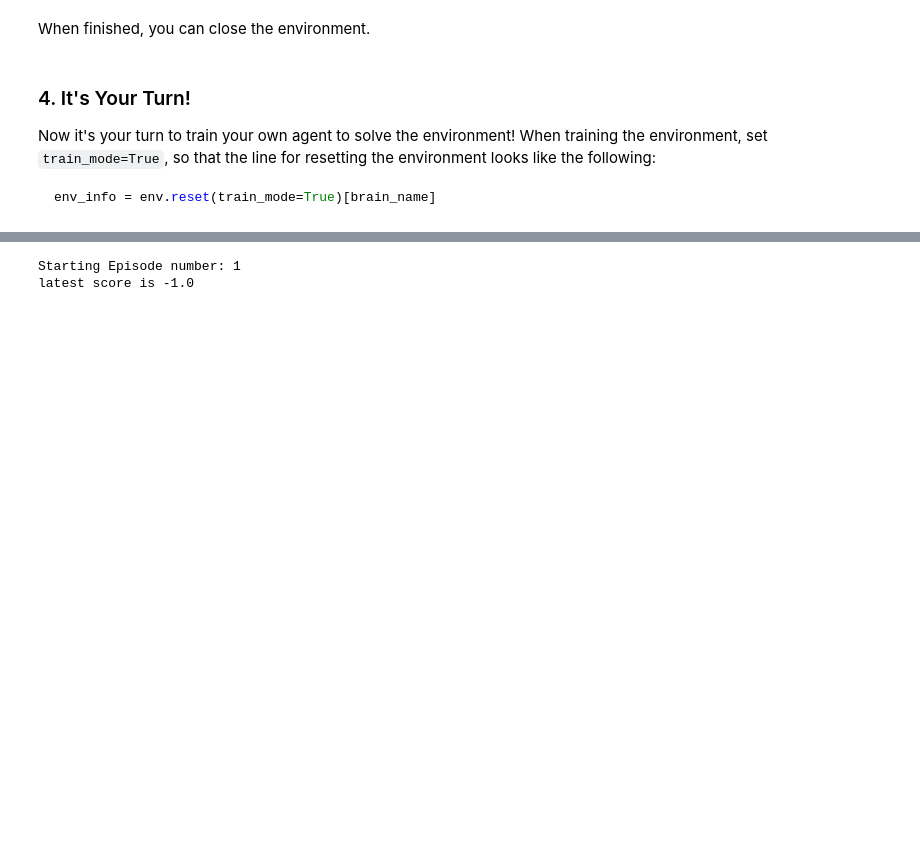
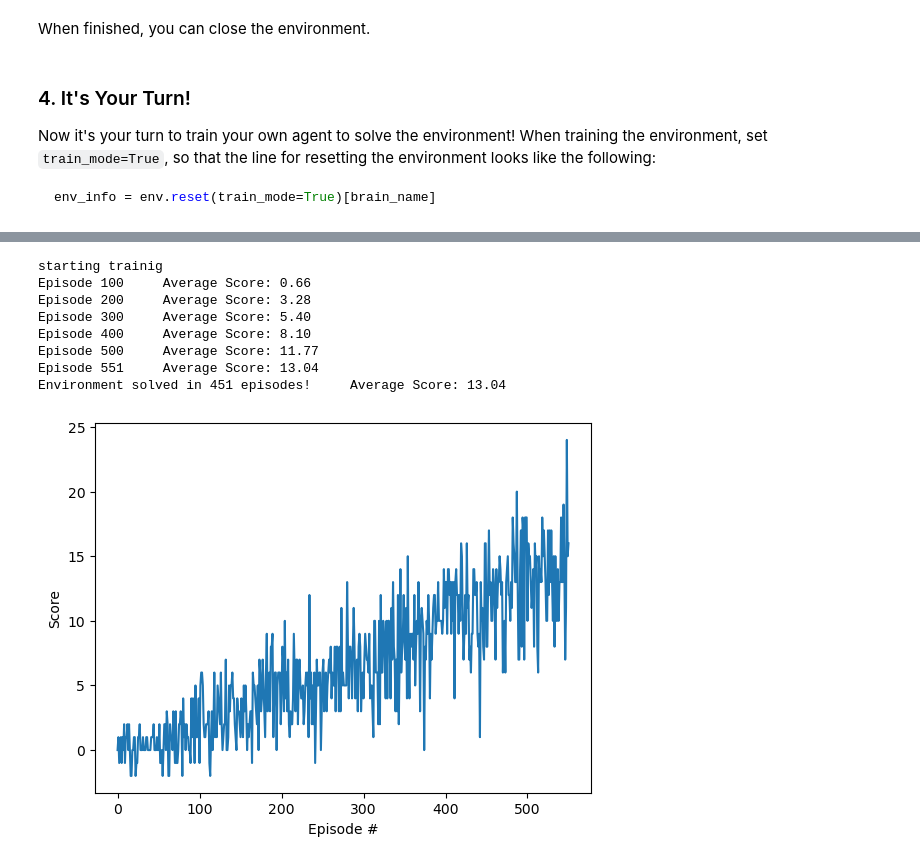
Before and after one commit to rahulkhona/drlnd-navigation-project, a Jupyter notebook: Navigation.ipynb, the cells around one changed output, grey strips where cells are left out. Saved outputs shown, nothing was run; the diff lists cells and outputs as text; code cells hidden in the pictures; blank space fills up the shorter version.

Commit message:
Working Navigation.py saved model
Changed the architecture so that state space is history of 4 states. This
has helped solve the environment in 551 steps.

```diff
--- a/Navigation.ipynb
+++ b/Navigation.ipynb
@@ -221,10 +146,3 @@ hpdict
-# %%
-env_info = env.reset(train_mode=True)[brain_name]
-trainer = Trainer("1", "./", 0x2019)
-trainer.train(env, brain_name, state_size, action_size, hyp_params=hpdict)
-# %% [output]
-Starting Episode number: 1
-latest score is -1.0
 # %%
 class QNetwork(nn.Module):
     """Actor (Policy) Model."""
@@ -413,45 +331,64 @@ def dqn(n_episodes=2000, max_t=1000, eps_start=1.0, eps_end=0.01, eps_decay=0.99
     scores = []                        # list containing scores from each episode
     scores_window = deque(maxlen=100)  # last 100 scores
     eps = eps_start                    # initialize epsilon
-    agent = Agent(state_size, action_size, 0x21)
+    agent = Agent(state_size*4, action_size, 0x21)
     print("starting trainig")
+    state_q = deque(maxlen=4)
     for i_episode in range(1, n_episodes+1):
+
         env_info = env.reset(train_mode=True)[brain_name] # reset the environment
-        state = env_info.vector_observations[0]
+        while len(state_q) < 4:
+            state = env_info.vector_observations[0]
+            state_q.append(state)
+
         #state = env.reset()
         score = 0
         for t in range(max_t):
+            state = np.concatenate([state_q[0], state_q[1], state_q[2], state_q[3]], axis=0)
             action = agent.act(state, eps)
             #next_state, reward, done, _ = env.step(action)
             #agent.step(state, action, reward, next_state, done)
             env_info = env.step(action)[brain_name]
             next_state = env_info.vector_observations[0]
+
             reward = env_info.rewards[0]
             done = env_info.local_done[0]
-            state = next_state
+            #state = next_state
+            state_q.append(next_state)
+            agent.step(state, action, reward, np.concatenate(state_q), done)
             score += reward
             if done:
                 break
         scores_window.append(score)       # save most recent score
         scores.append(score)              # save most recent score
         eps = max(eps_end, eps_decay*eps) # decrease epsilon
         print('\rEpisode {}\tAverage Score: {:.2f}'.format(i_episode, np.mean(scores_window)), end="")
         if i_episode % 100 == 0:
             print('\rEpisode {}\tAverage Score: {:.2f}'.format(i_episode, np.mean(scores_window)))
-        if np.mean(scores_window)>=200.0:
+        if np.mean(scores_window)>=13.0:
             print('\nEnvironment solved in {:d} episodes!\tAverage Score: {:.2f}'.format(i_episode-100, np.mean(scores_window)))
             torch.save(agent.qnetwork_local.state_dict(), 'checkpoint.pth')
             break
     return scores
 
 scores = dqn()
 
 # plot the scores
 fig = plt.figure()
 ax = fig.add_subplot(111)
 plt.plot(np.arange(len(scores)), scores)
 plt.ylabel('Score')
 plt.xlabel('Episode #')
 plt.show()
+# %% [output]
+starting trainig
+Episode 100     Average Score: 0.66
+Episode 200     Average Score: 3.28
+Episode 300     Average Score: 5.40
+Episode 400     Average Score: 8.10
+Episode 500     Average Score: 11.77
+Episode 551     Average Score: 13.04
+Environment solved in 451 episodes!     Average Score: 13.04
+[figure, added]
 # %%
 print(dqn)
```
Also changed, not shown: parts of 4 cells of this notebook, 1 other file.
